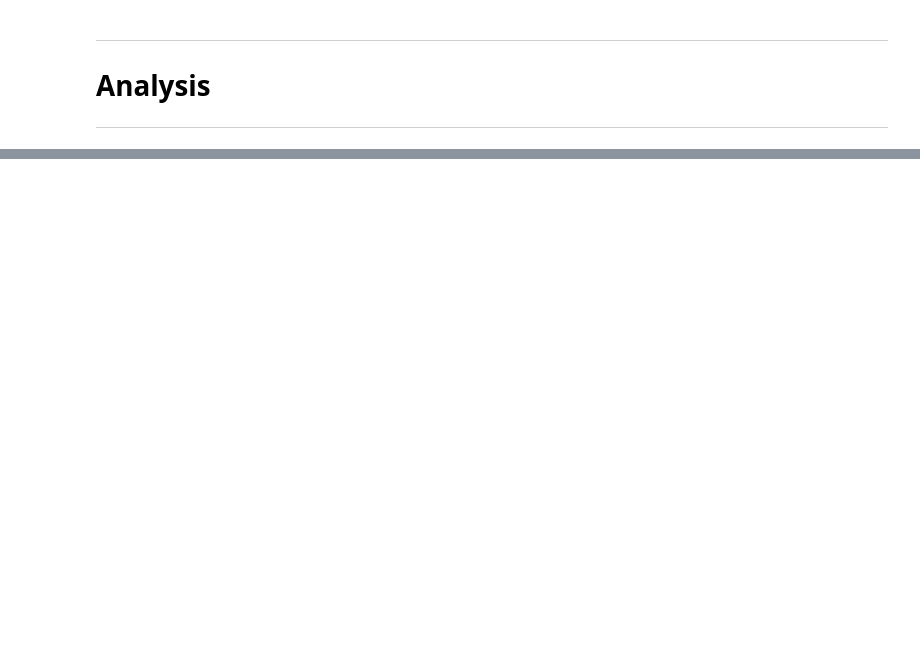
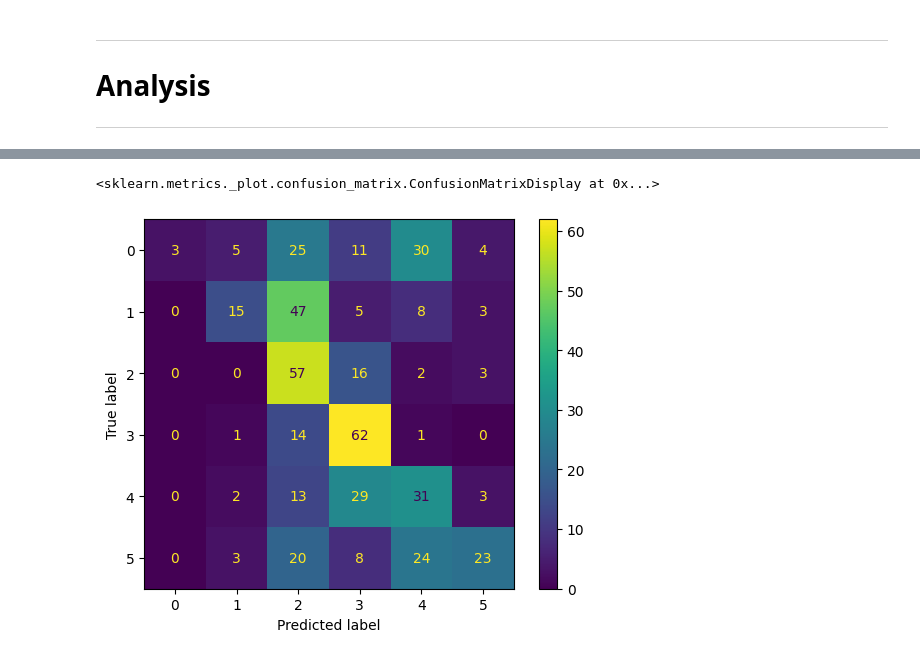
Before and after one commit to kruuZHAW/eye_tracking, a Jupyter notebook: notebooks/sandbox_lstm_classifier.ipynb, the cells around one changed output, grey strips where cells are left out. Cells and saved outputs as stored; diff of their text form; code cells hidden in the pictures; blank space fills up the shorter version.

Commit message:
debug lstm model

```diff
--- a/notebooks/sandbox_lstm_classifier.ipynb
+++ b/notebooks/sandbox_lstm_classifier.ipynb
@@ -63,7 +63,6 @@ num_layers = 1
 batch_size = 32
 lr = 0.001
 num_epochs = 100
-
 
 train_df, val_df, test_df = split_by_participant(dataset_time_resampled, val_split=0.2, test_split=0.1)
 
@@ -91,15 +90,15 @@ metadata = {
     "features": features,
     "mean": {k: float(v) for k, v in mean.to_dict().items()},
     "std": {k: float(v) for k, v in std.to_dict().items()},
-    "train_ids": train_df["id"],
-    "val_ids": val_df["id"],
-    "test_ids": test_df["id"]
+    "train_ids": train_df["id"].unique().tolist(),
+    "val_ids": val_df["id"].unique().tolist(),
+    "test_ids": test_df["id"].unique().tolist(),
+    "input_dim": input_dim,
+    "hidden_dim": hidden_dim,
+    "num_classes": num_classes,
+    "num_layers": num_layers,
+    "batch_size": batch_size,
 }
-
-# Drop duplicates to get unique sequence-level IDs
-metadata["train_ids"] = metadata["train_ids"].drop_duplicates().tolist()
-metadata["val_ids"] = metadata["val_ids"].drop_duplicates().tolist()
-metadata["test_ids"] = metadata["test_ids"].drop_duplicates().tolist()
 
 # Save to JSON
 metadata_path = os.path.join(export_dir,"model_metadata.json")
@@ -151,15 +151,14 @@ LOCAL_RANK: 0 - CUDA_VISIBLE_DEVICES: [0]
 # %%
 from models.lstm_classifier import evaluate_onnx_model
 
-metadata_path = '/cluster/home/kruu/git/eye_tracking/GazeMouse_Classification/bwkjnio2/model_metadata.json'
-onnx_path = '/cluster/home/kruu/git/eye_tracking/GazeMouse_Classification/bwkjnio2/best_lstm_classifier.onnx'
-
+metadata_path = '/cluster/home/kruu/git/eye_tracking/GazeMouse_Classification/yl6a73ww/model_metadata.json'
+onnx_path = '/cluster/home/kruu/git/eye_tracking/GazeMouse_Classification/yl6a73ww/best_lstm_classifier.onnx'
 
 with open(metadata_path, "r") as f:
     metadata = json.load(f)
 
-res = evaluate_onnx_model(onnx_path,
-                          dataset_time_resampled.query(f"id in {metadata["test_ids"]}"),
+onnx_res = evaluate_onnx_model(onnx_path,
+                          dataset_time_resampled.query(f"id in {metadata["train_ids"]}"),
                           metadata["features"],
                           metadata["mean"],
                           metadata["std"])
@@ -183,0 +184,9 @@ See the caveats in the documentation: https://pandas.pydata.org/pandas-docs/stab
+# %%
+from sklearn.metrics import confusion_matrix, ConfusionMatrixDisplay
+
+cm = confusion_matrix(onnx_res["labels"], onnx_res["predictions"])
+disp = ConfusionMatrixDisplay(confusion_matrix=cm)
+disp.plot()
+# %% [output]
+<sklearn.metrics._plot.confusion_matrix.ConfusionMatrixDisplay at 0x...>
+[figure, added]
```
Also changed, not shown: parts of 11 cells of this notebook, 5 other files.
